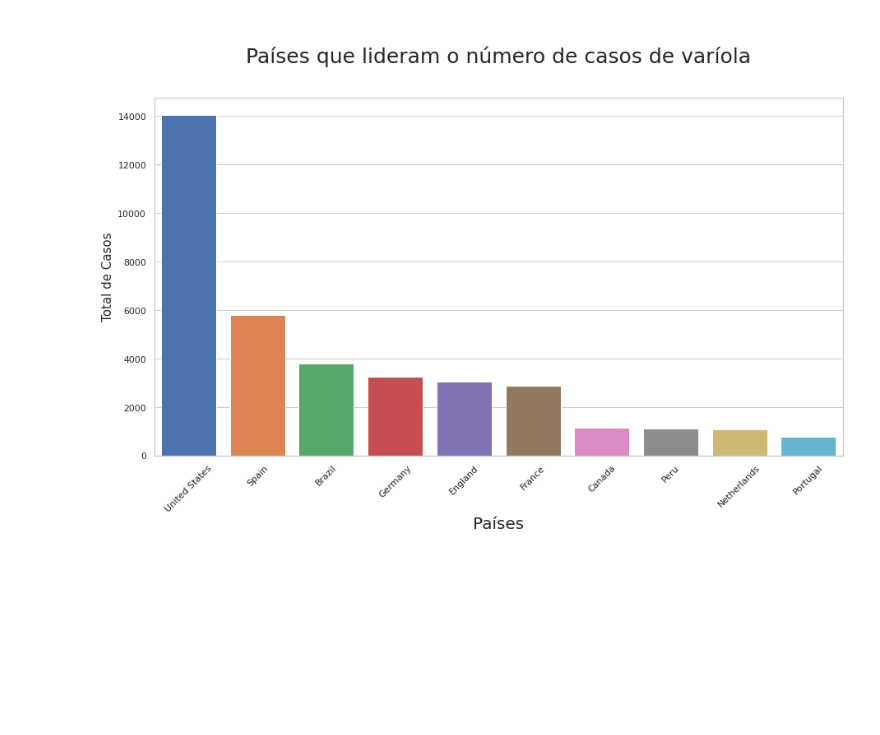
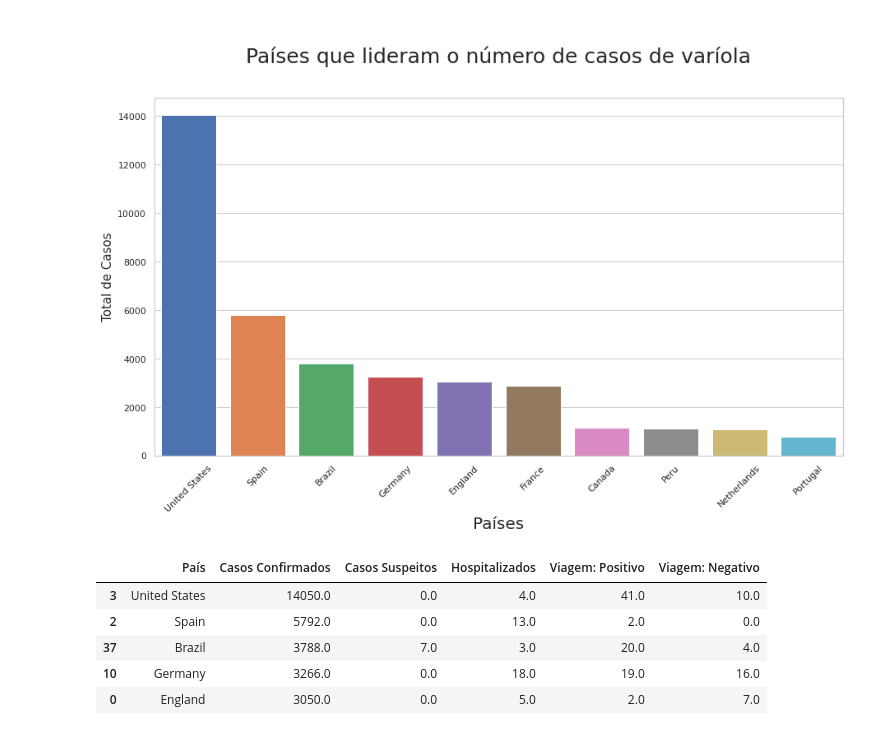
Before and after one commit to samaramms/MonkeypoxTraining, a Jupyter notebook: Monkeypox_Training.ipynb, the cells around one changed output. Cells and saved outputs as stored; diff of their text form; code cells hidden in the pictures; blank space fills up the shorter version.

```diff
--- a/Monkeypox_Training.ipynb
+++ b/Monkeypox_Training.ipynb
@@ -231,3 +237,12 @@ plt.xticks(rotation=45)
 (array([0, 1, 2, 3, 4, 5, 6, 7, 8, 9]),
  <a list of 10 Text major ticklabel objects>)
 [figure]
+# %%
+casos_mundiais.head(5)
+# %% [output]
+|  | País | Casos Confirmados | Casos Suspeitos | Hospitalizados | Viagem: Positivo | Viagem: Negativo |
+| 3 | United States | 14050.0 | 0.0 | 4.0 | 41.0 | 10.0 |
+| 2 | Spain | 5792.0 | 0.0 | 13.0 | 2.0 | 0.0 |
+| 37 | Brazil | 3788.0 | 7.0 | 3.0 | 20.0 | 4.0 |
+| 10 | Germany | 3266.0 | 0.0 | 18.0 | 19.0 | 16.0 |
+| 0 | England | 3050.0 | 0.0 | 5.0 | 2.0 | 7.0 |
```
Also changed, not shown: parts of 5 cells of this notebook.
